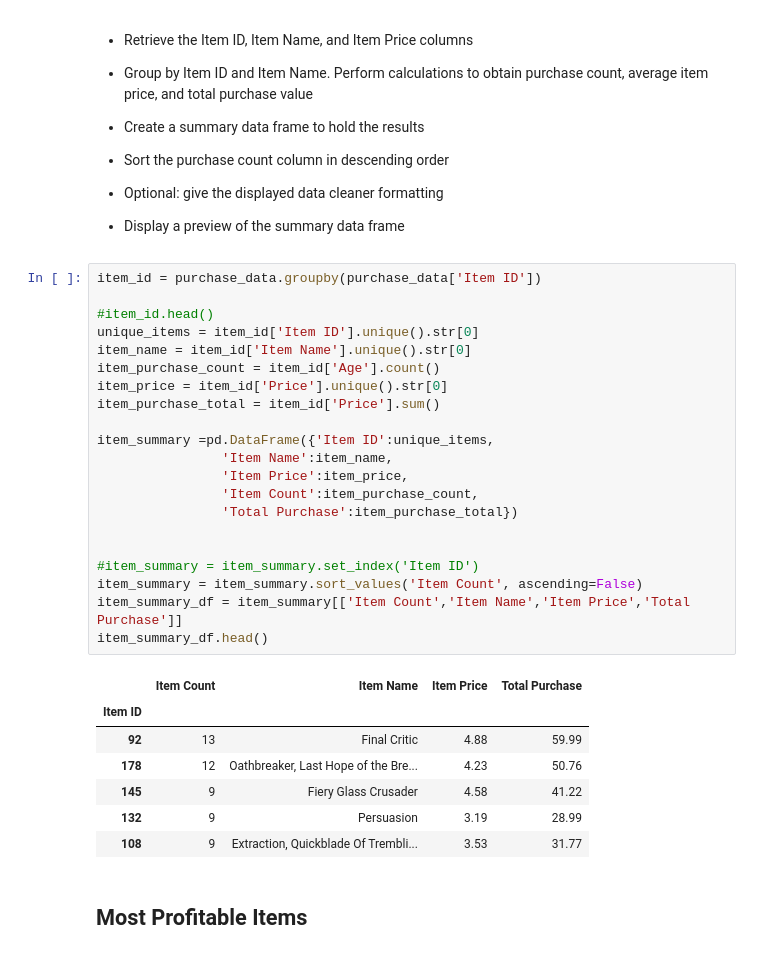
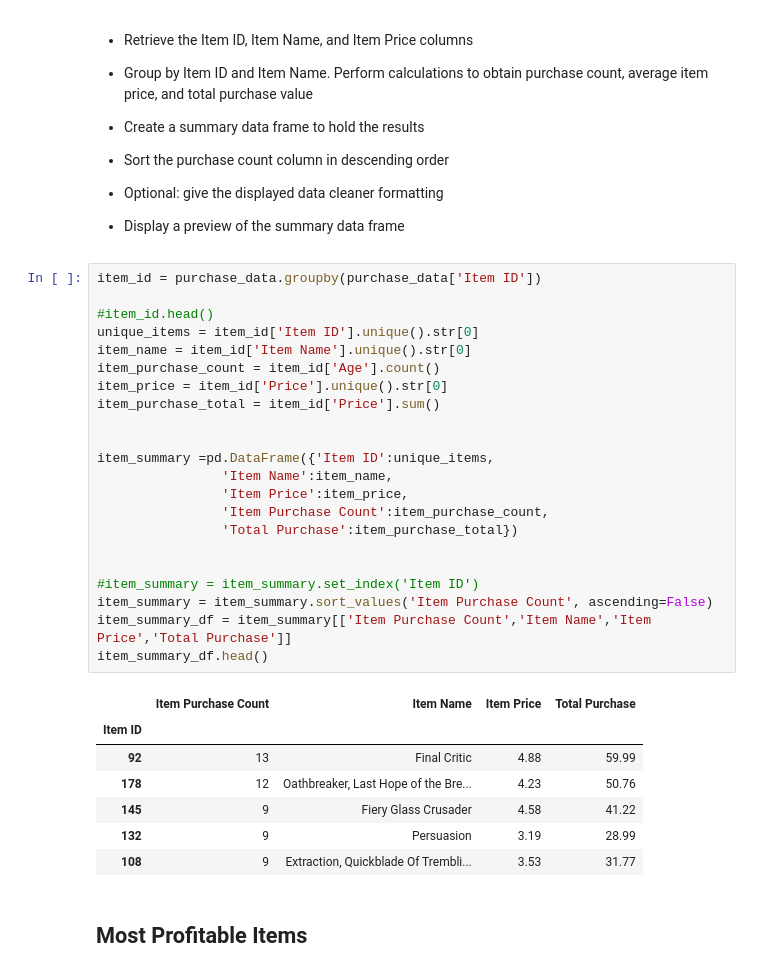
Before and after one commit to atravaglia/pandas-challenge, a Jupyter notebook: HeroesOfPymoli.ipynb, the cells around one changed output. Drawn from its saved outputs; the diff is of its cells as text.

```diff
--- a/HeroesOfPymoli.ipynb
+++ b/HeroesOfPymoli.ipynb
@@ -370,26 +378,27 @@ user_summary.sort_values("Total Purchase Value",ascending=False).round(2).head()
 # %%
 item_id = purchase_data.groupby(purchase_data['Item ID'])
 
 #item_id.head()
 unique_items = item_id['Item ID'].unique().str[0]
 item_name = item_id['Item Name'].unique().str[0]
 item_purchase_count = item_id['Age'].count()
 item_price = item_id['Price'].unique().str[0]
 item_purchase_total = item_id['Price'].sum()
 
+
 item_summary =pd.DataFrame({'Item ID':unique_items,
                 'Item Name':item_name,
                 'Item Price':item_price,
-                'Item Count':item_purchase_count,
+                'Item Purchase Count':item_purchase_count,
                 'Total Purchase':item_purchase_total})
 
 
 #item_summary = item_summary.set_index('Item ID')
-item_summary = item_summary.sort_values('Item Count', ascending=False)
-item_summary_df = item_summary[['Item Count','Item Name','Item Price','Total Purchase']]
+item_summary = item_summary.sort_values('Item Purchase Count', ascending=False)
+item_summary_df = item_summary[['Item Purchase Count','Item Name','Item Price','Total Purchase']]
 item_summary_df.head()
 # %% [output]
-|  | Item Count | Item Name | Item Price | Total Purchase |
+|  | Item Purchase Count | Item Name | Item Price | Total Purchase |
 | Item ID |  |  |  |  |
 | 92 | 13 | Final Critic | 4.88 | 59.99 |
 | 178 | 12 | Oathbreaker, Last Hope of the Bre... | 4.23 | 50.76 |
```
Also changed, not shown: parts of 12 cells of this notebook, 1 other file.
